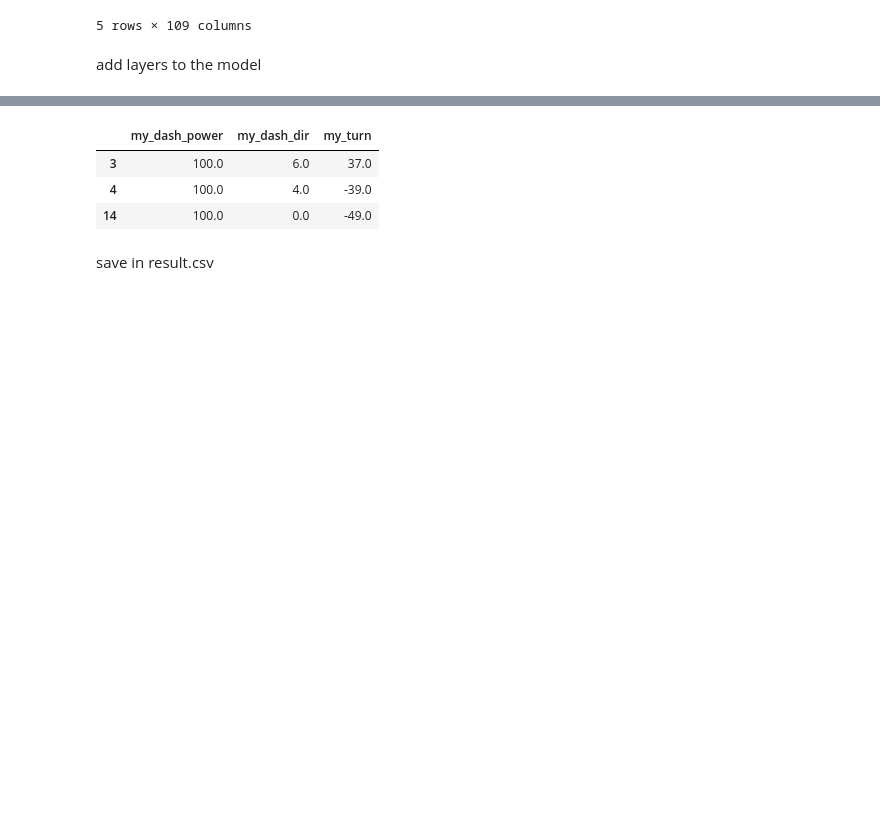
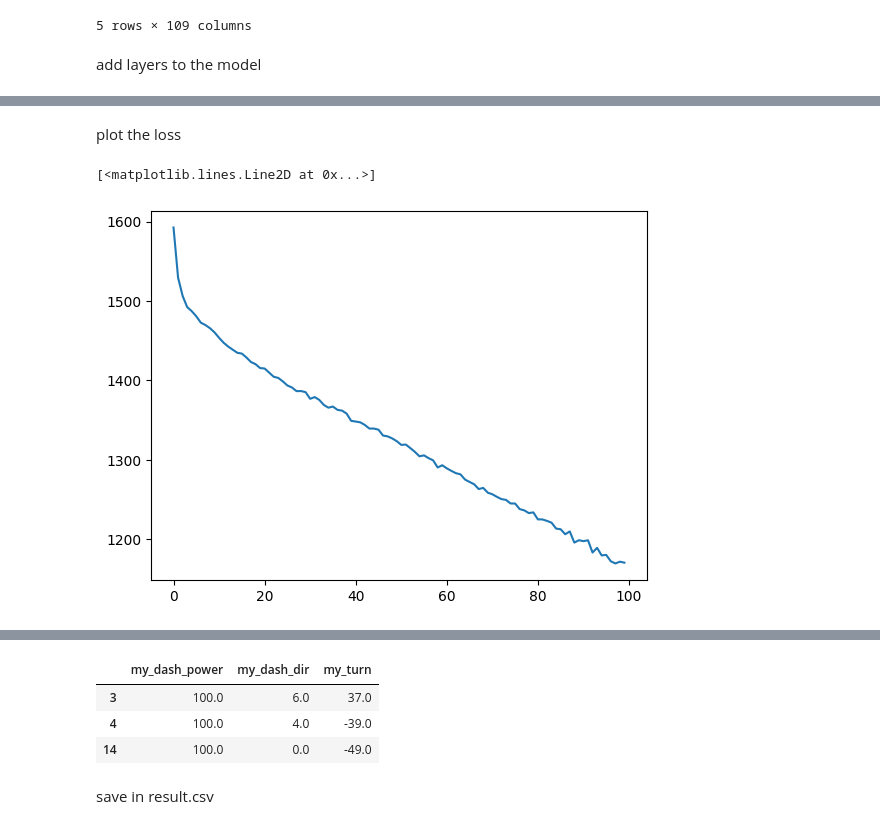
Before and after one commit to hzonuz/goalie-behavioral-cloning, a Jupyter notebook: behavioral-cloning.ipynb, the cells around one changed output, grey strips where cells are left out. Drawn from its saved outputs; the diff is of its cells as text; code cells hidden in the pictures; blank space fills up the shorter version.

```diff
--- a/behavioral-cloning.ipynb
+++ b/behavioral-cloning.ipynb
@@ -92 +92,8 @@ Epoch 100/100
 <keras.src.callbacks.History at 0x...>
+# %% [markdown]
+plot the loss
+# %%
+plt.plot(model.history.history['loss'])
+# %% [output]
+[<matplotlib.lines.Line2D at 0x...>]
+[figure, added]
```
Also changed, not shown: parts of 7 cells of this notebook, 1 other file.
